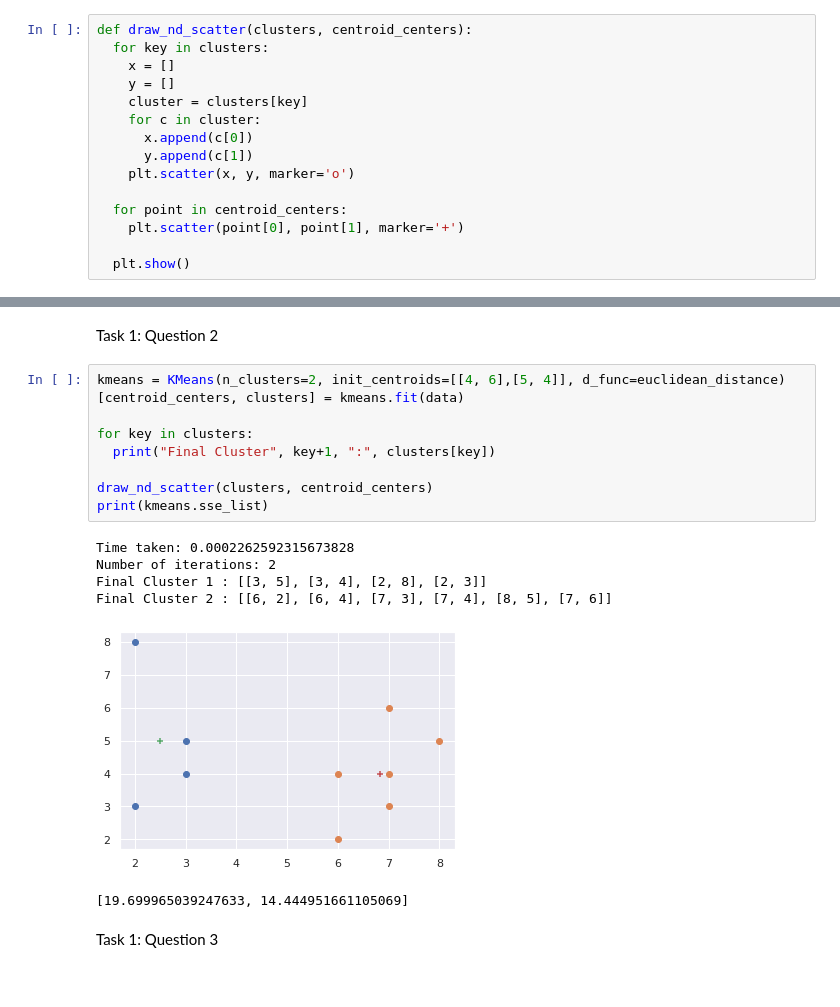
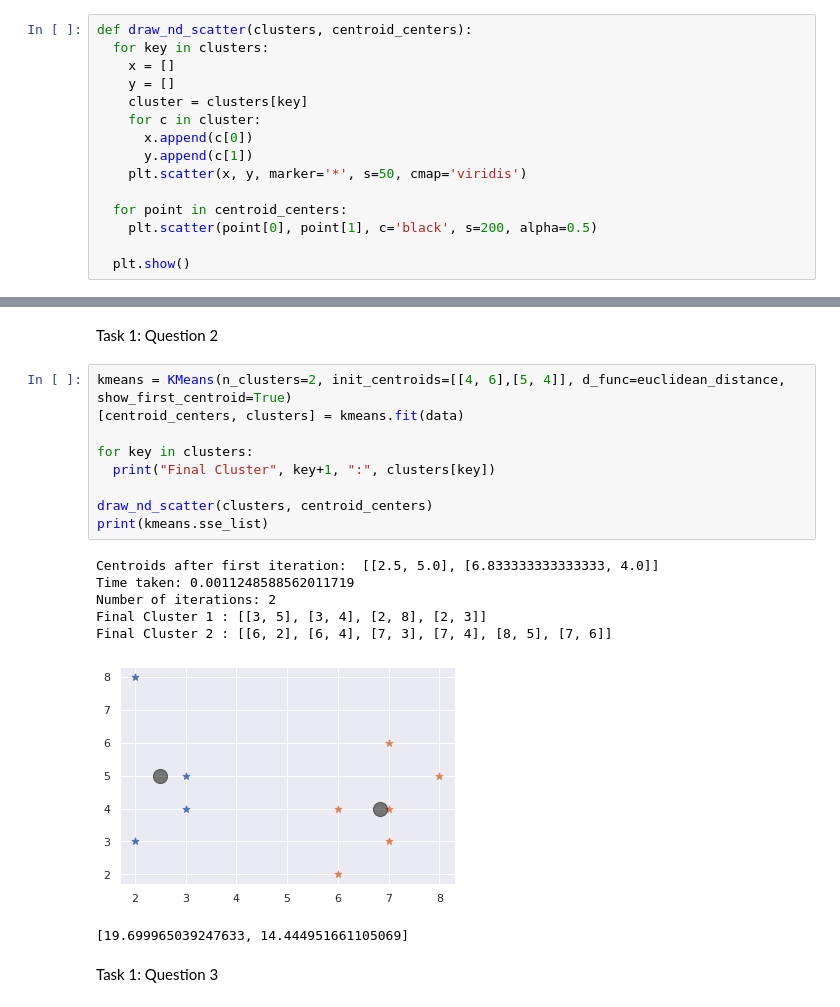
Before and after one commit to keidakira/machine-learning-ucf, a Jupyter notebook: Homework_ML_4.ipynb, the cells around one changed output, grey strips where cells are left out. Saved outputs shown, nothing was run; the diff lists cells and outputs as text.

Commit message:
Change 1
Made few changes in charts and organization!

```diff
--- a/Homework_ML_4.ipynb
+++ b/Homework_ML_4.ipynb
@@ -114,10 +114,10 @@ def draw_nd_scatter(clusters, centroid_centers):
     for c in cluster:
       x.append(c[0])
       y.append(c[1])
-    plt.scatter(x, y, marker='o')
+    plt.scatter(x, y, marker='*', s=50, cmap='viridis')
 
   for point in centroid_centers:
-    plt.scatter(point[0], point[1], marker='+')
+    plt.scatter(point[0], point[1], c='black', s=200, alpha=0.5)
 
   plt.show()
 # %%
@@ -223,20 +221,21 @@ Final Cluster 2 : [[3, 4], [2, 3], [6, 2], [6, 4], [7, 3], [7, 4], [8, 5]]
 # %% [markdown]
 Task 1: Question 2
 # %%
-kmeans = KMeans(n_clusters=2, init_centroids=[[4, 6],[5, 4]], d_func=euclidean_distance)
+kmeans = KMeans(n_clusters=2, init_centroids=[[4, 6],[5, 4]], d_func=euclidean_distance, show_first_centroid=True)
 [centroid_centers, clusters] = kmeans.fit(data)
 
 for key in clusters:
   print("Final Cluster", key+1, ":", clusters[key])
 
 draw_nd_scatter(clusters, centroid_centers)
 print(kmeans.sse_list)
 # %% [output]
-Time taken: 0.0002262592315673828
+Centroids after first iteration:  [[2.5, 5.0], [6.833333333333333, 4.0]]
+Time taken: 0.0011248588562011719
 Number of iterations: 2
 Final Cluster 1 : [[3, 5], [3, 4], [2, 8], [2, 3]]
 Final Cluster 2 : [[6, 2], [6, 4], [7, 3], [7, 4], [8, 5], [7, 6]]
-[figure, old version]
+[figure, new version]
 [19.699965039247633, 14.444951661105069]
 # %% [markdown]
  Task 1: Question 3
```
Also changed, not shown: parts of 18 cells of this notebook.
